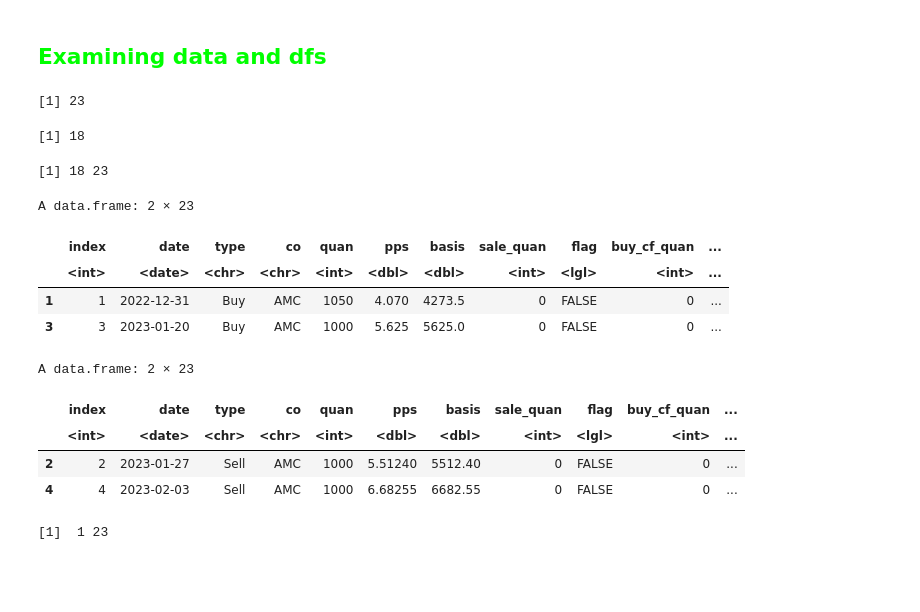
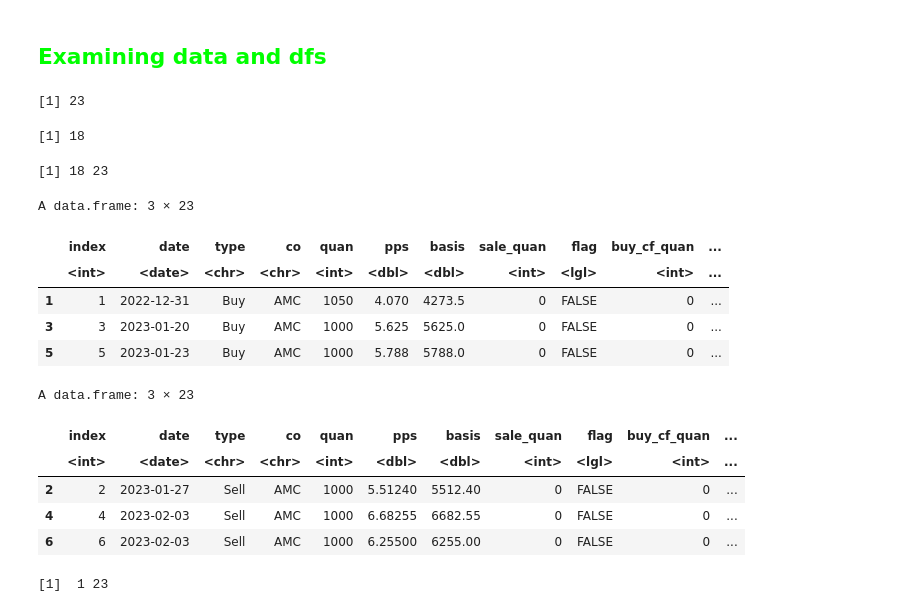
Before and after one commit to GrayCoHub/fifo_redo, a Jupyter notebook: fifo_rows_redo2.ipynb, the cells around one changed output. Drawn from its saved outputs; the diff is of its cells as text; code cells hidden in the pictures; blank space fills up the shorter version.

```diff
--- a/fifo_rows_redo2.ipynb
+++ b/fifo_rows_redo2.ipynb
@@ -72,23 +72,25 @@ dim(df)
 # %%
 nrow(buys)
 nrow(sells)
 dim(sells)
-head(buys, 2)
-head(sells,2)
+head(buys, 3)
+head(sells,3)
 # %% [output]
 [1] 23
 [1] 18
 [1] 18 23
-A data.frame: 2 × 23
+A data.frame: 3 × 23
 |  | index | date | type | co | quan | pps | basis | sale_quan | flag | buy_cf_quan | ... |
 |  | <int> | <date> | <chr> | <chr> | <int> | <dbl> | <dbl> | <int> | <lgl> | <int> | ... |
 | 1 | 1 | 2022-12-31 | Buy | AMC | 1050 | 4.070 | 4273.5 | 0 | FALSE | 0 | ... |
 | 3 | 3 | 2023-01-20 | Buy | AMC | 1000 | 5.625 | 5625.0 | 0 | FALSE | 0 | ... |
+| 5 | 5 | 2023-01-23 | Buy | AMC | 1000 | 5.788 | 5788.0 | 0 | FALSE | 0 | ... |
-A data.frame: 2 × 23
+A data.frame: 3 × 23
 |  | index | date | type | co | quan | pps | basis | sale_quan | flag | buy_cf_quan | ... |
 |  | <int> | <date> | <chr> | <chr> | <int> | <dbl> | <dbl> | <int> | <lgl> | <int> | ... |
 | 2 | 2 | 2023-01-27 | Sell | AMC | 1000 | 5.51240 | 5512.40 | 0 | FALSE | 0 | ... |
 | 4 | 4 | 2023-02-03 | Sell | AMC | 1000 | 6.68255 | 6682.55 | 0 | FALSE | 0 | ... |
+| 6 | 6 | 2023-02-03 | Sell | AMC | 1000 | 6.25500 | 6255.00 | 0 | FALSE | 0 | ... |
 # %%
 dim(b)
 b
```
Also changed, not shown: parts of 14 cells of this notebook.
